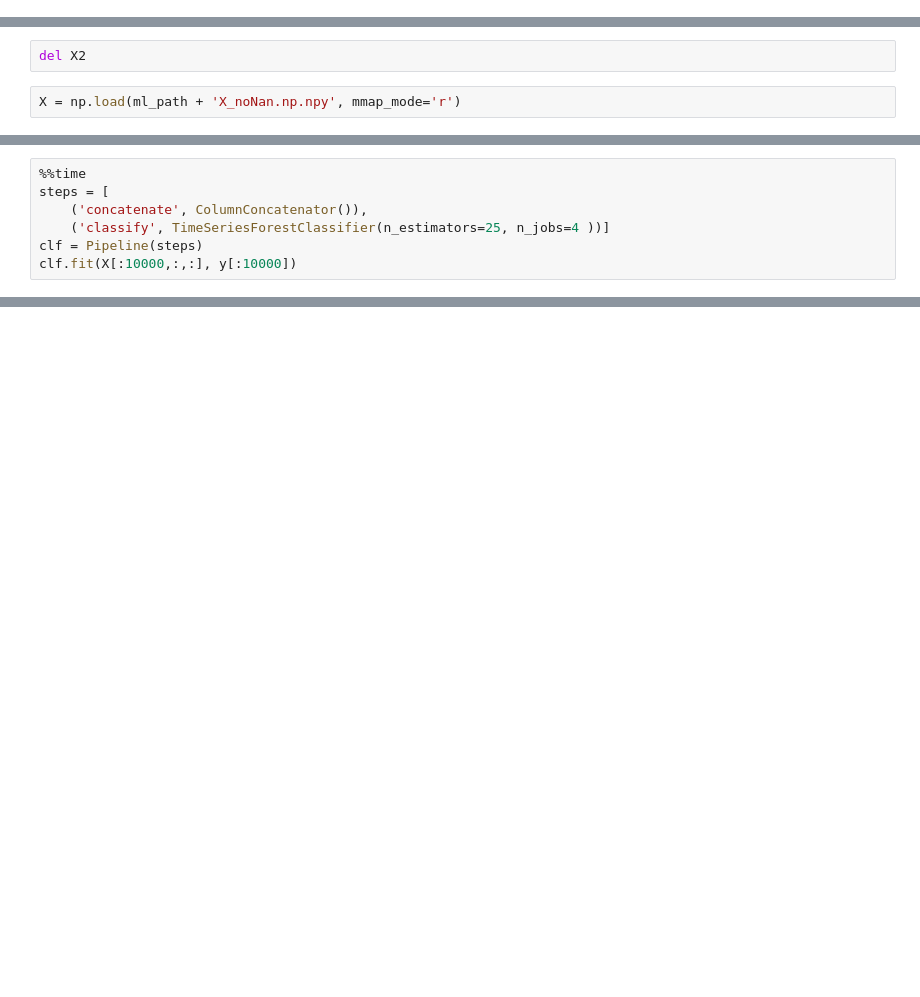
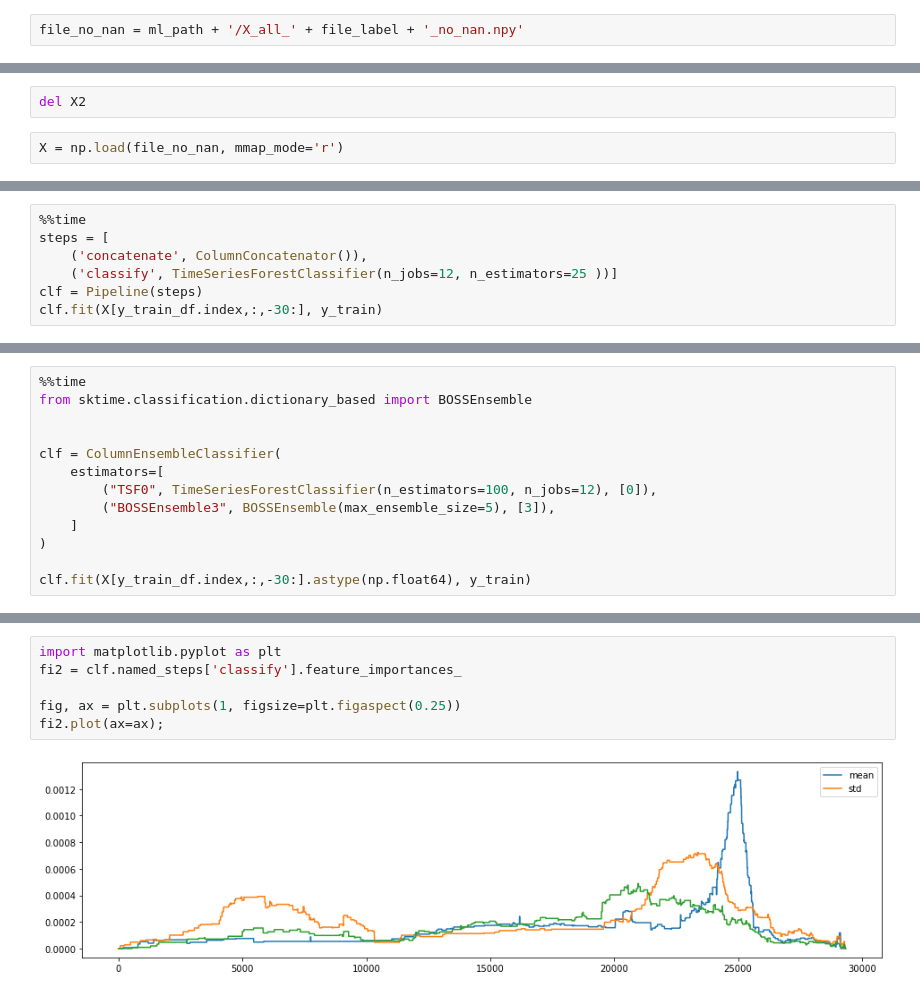
Before and after one commit to scottcha/OpenAvalancheProject, a Jupyter notebook: ML/5.SkTime.ipynb, the cells around one changed output, grey strips where cells are left out. Saved outputs shown, nothing was run; the diff lists cells and outputs as text; blank space fills up the shorter version.

```diff
--- a/ML/5.SkTime.ipynb
+++ b/ML/5.SkTime.ipynb
@@ -59 +94,3 @@ for i in range(X.shape[1]):
+# %%
+file_no_nan = ml_path + '/X_all_' + file_label + '_no_nan.npy'
 # %%
@@ -61,4 +98,4 @@ np.save(ml_path + 'X_noNan', X2)
 # %%
 del X2
 # %%
-X = np.load(ml_path + 'X_noNan.np.npy', mmap_mode='r')
+X = np.load(file_no_nan, mmap_mode='r')
@@ -66,6 +115,6 @@ X = np.load(ml_path + 'X_noNan.np.npy', mmap_mode='r')
 %%time
 steps = [
     ('concatenate', ColumnConcatenator()),
-    ('classify', TimeSeriesForestClassifier(n_estimators=25, n_jobs=4 ))]
+    ('classify', TimeSeriesForestClassifier(n_jobs=12, n_estimators=25 ))]
 clf = Pipeline(steps)
-clf.fit(X[:10000,:,:], y[:10000])
+clf.fit(X[y_train_df.index,:,-30:], y_train)
@@ -75,0 +155,13 @@ clf.score(X2[10000:,:,:], y[10000:])
+# %%
+%%time
+from sktime.classification.dictionary_based import BOSSEnsemble
+
+
+clf = ColumnEnsembleClassifier(
+    estimators=[
+        ("TSF0", TimeSeriesForestClassifier(n_estimators=100, n_jobs=12), [0]),
+        ("BOSSEnsemble3", BOSSEnsemble(max_ensemble_size=5), [3]),
+    ]
+)
+
+clf.fit(X[y_train_df.index,:,-30:].astype(np.float64), y_train)
@@ -75,0 +213,8 @@ clf.score(X2[10000:,:,:], y[10000:])
+# %%
+import matplotlib.pyplot as plt
+fi2 = clf.named_steps['classify'].feature_importances_
+
+fig, ax = plt.subplots(1, figsize=plt.figaspect(0.25))
+fi2.plot(ax=ax);
+# %% [output]
+[figure, added]
```
Also changed, not shown: parts of 36 cells of this notebook, 26 other files.
